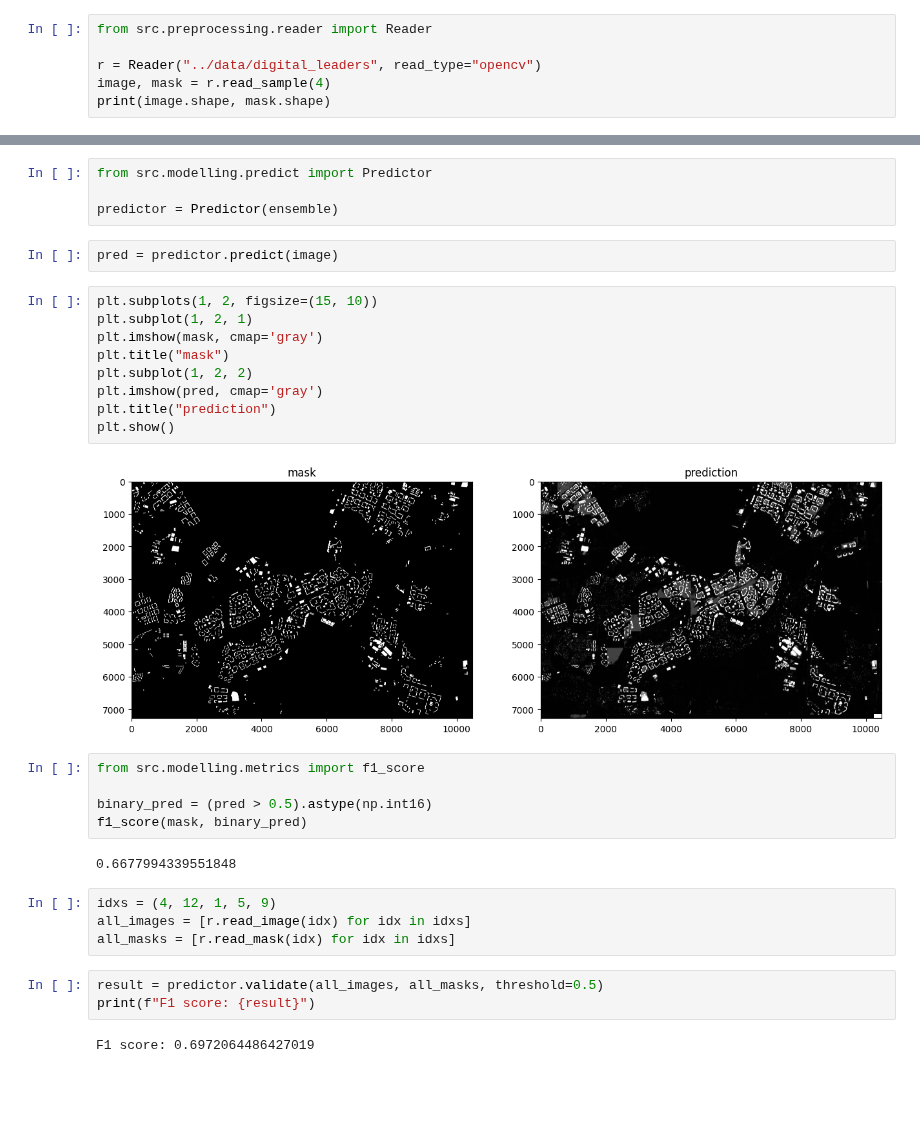
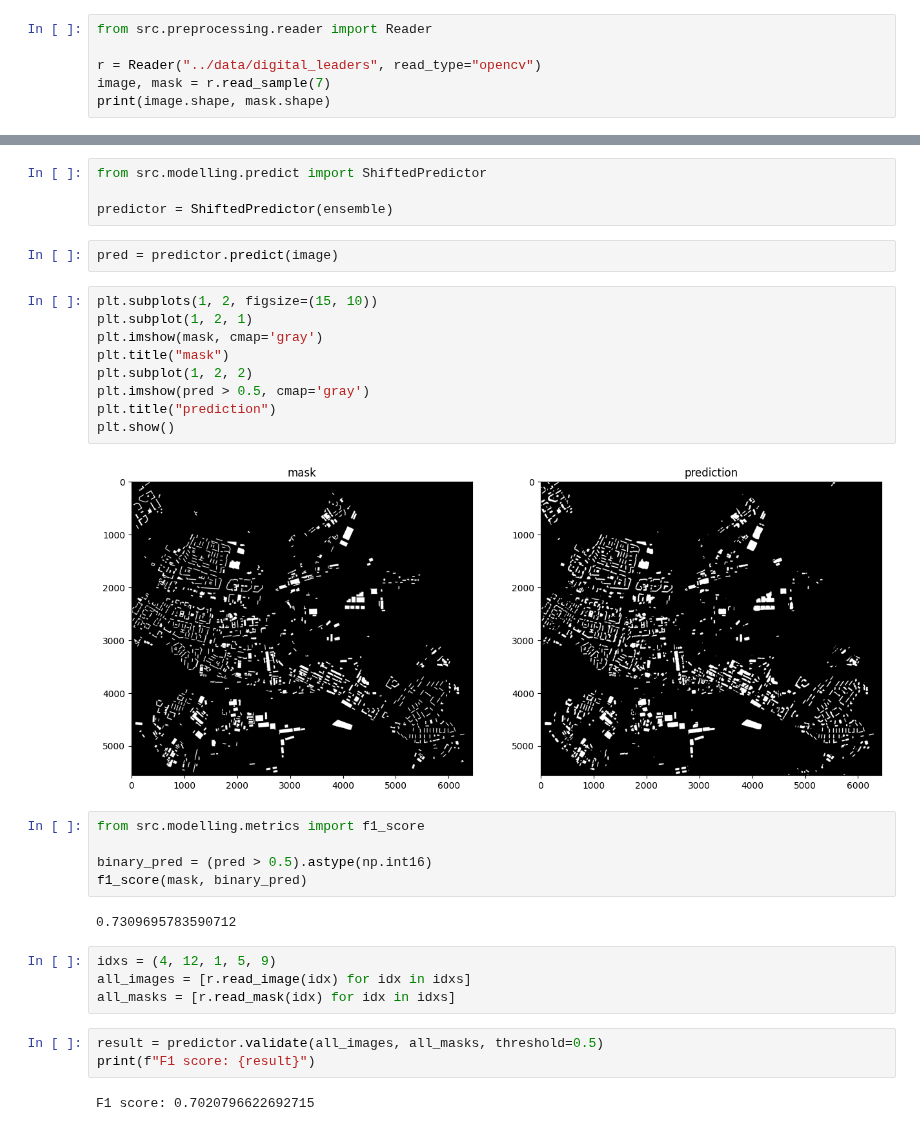
Before and after one commit to Lednik7/skoltech-Infrastructure, a Jupyter notebook: notebooks/ensemble_test.ipynb, the cells around one changed output, grey strips where cells are left out. Cells and saved outputs as stored; diff of their text form; blank space fills up the shorter version.

```diff
--- a/notebooks/ensemble_test.ipynb
+++ b/notebooks/ensemble_test.ipynb
@@ -36,6 +36,6 @@ ensemble = Ensemble(models={
 from src.preprocessing.reader import Reader
 
 r = Reader("../data/digital_leaders", read_type="opencv")
-image, mask = r.read_sample(4)
+image, mask = r.read_sample(7)
 print(image.shape, mask.shape)
 # %% [output]
@@ -96,27 +97,27 @@ show_random_crop_results(image, mask)
 # %%
-from src.modelling.predict import Predictor
+from src.modelling.predict import ShiftedPredictor
 
-predictor = Predictor(ensemble)
+predictor = ShiftedPredictor(ensemble)
 # %%
 pred = predictor.predict(image)
 # %%
 plt.subplots(1, 2, figsize=(15, 10))
 plt.subplot(1, 2, 1)
 plt.imshow(mask, cmap='gray')
 plt.title("mask")
 plt.subplot(1, 2, 2)
-plt.imshow(pred, cmap='gray')
+plt.imshow(pred > 0.5, cmap='gray')
 plt.title("prediction")
 plt.show()
 # %% [output]
-[figure, old version]
+[figure, new version]
 # %%
 from src.modelling.metrics import f1_score
 
 binary_pred = (pred > 0.5).astype(np.int16)
 f1_score(mask, binary_pred)
 # %% [output]
-0.6677994339551848
+0.7309695783590712
 # %%
 idxs = (4, 12, 1, 5, 9)
 all_images = [r.read_image(idx) for idx in idxs]
@@ -125,4 +126,4 @@ all_masks = [r.read_mask(idx) for idx in idxs]
 result = predictor.validate(all_images, all_masks, threshold=0.5)
 print(f"F1 score: {result}")
 # %% [output]
-F1 score: 0.6972064486427019
+F1 score: 0.7020796622692715
```
Also changed, not shown: parts of 3 cells of this notebook, 1 other file.
